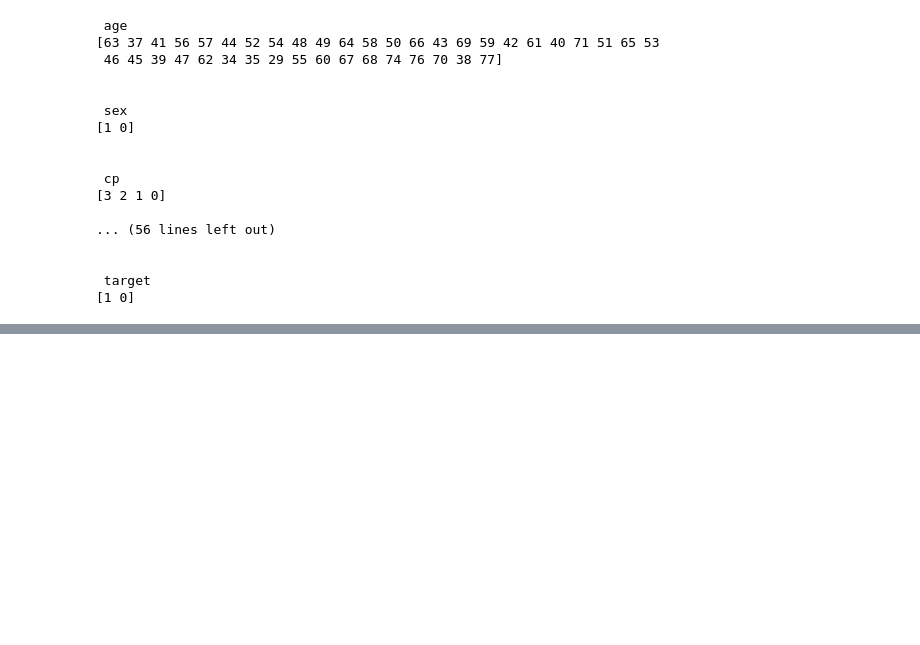
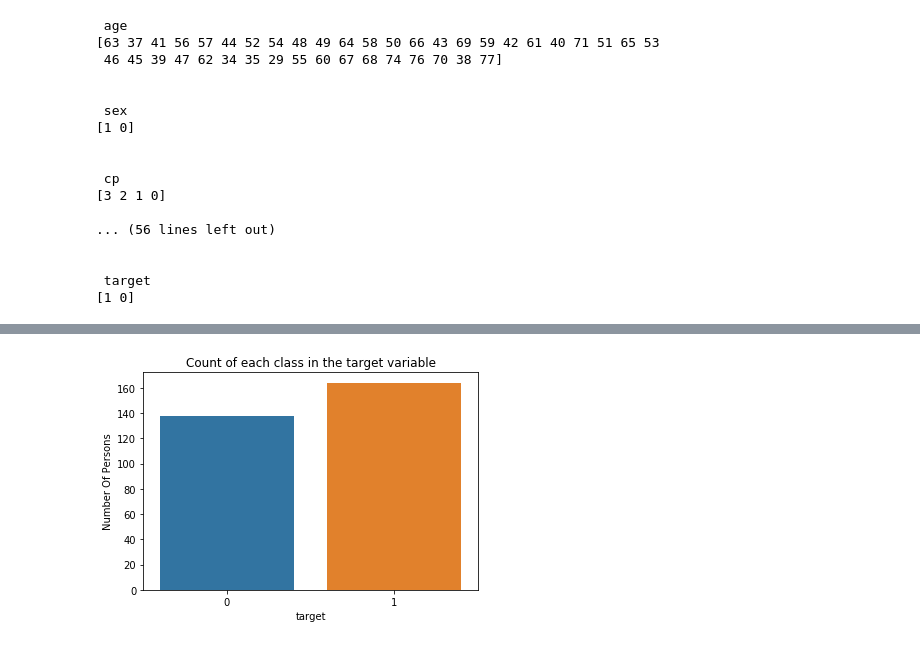
Before and after one commit to abhiraturi/HEART_DISEASE, a Jupyter notebook: Heart_Disease.ipynb, the cells around one changed output, grey strips where cells are left out. Saved outputs shown, nothing was run; the diff lists cells and outputs as text; code cells hidden in the pictures; blank space fills up the shorter version.

```diff
--- a/Heart_Disease.ipynb
+++ b/Heart_Disease.ipynb
@@ -153,0 +156,8 @@ for i in df.columns:
+# %%
+# Number of people having heart disease vs not having heart disease
+sns.countplot(data=df, x='target')
+plt.title("Count of each class in the target variable")
+plt.ylabel("Number Of Persons")
+plt.show()
+# %% [output]
+[figure, added]
```
Also changed, not shown: parts of 17 cells of this notebook.
